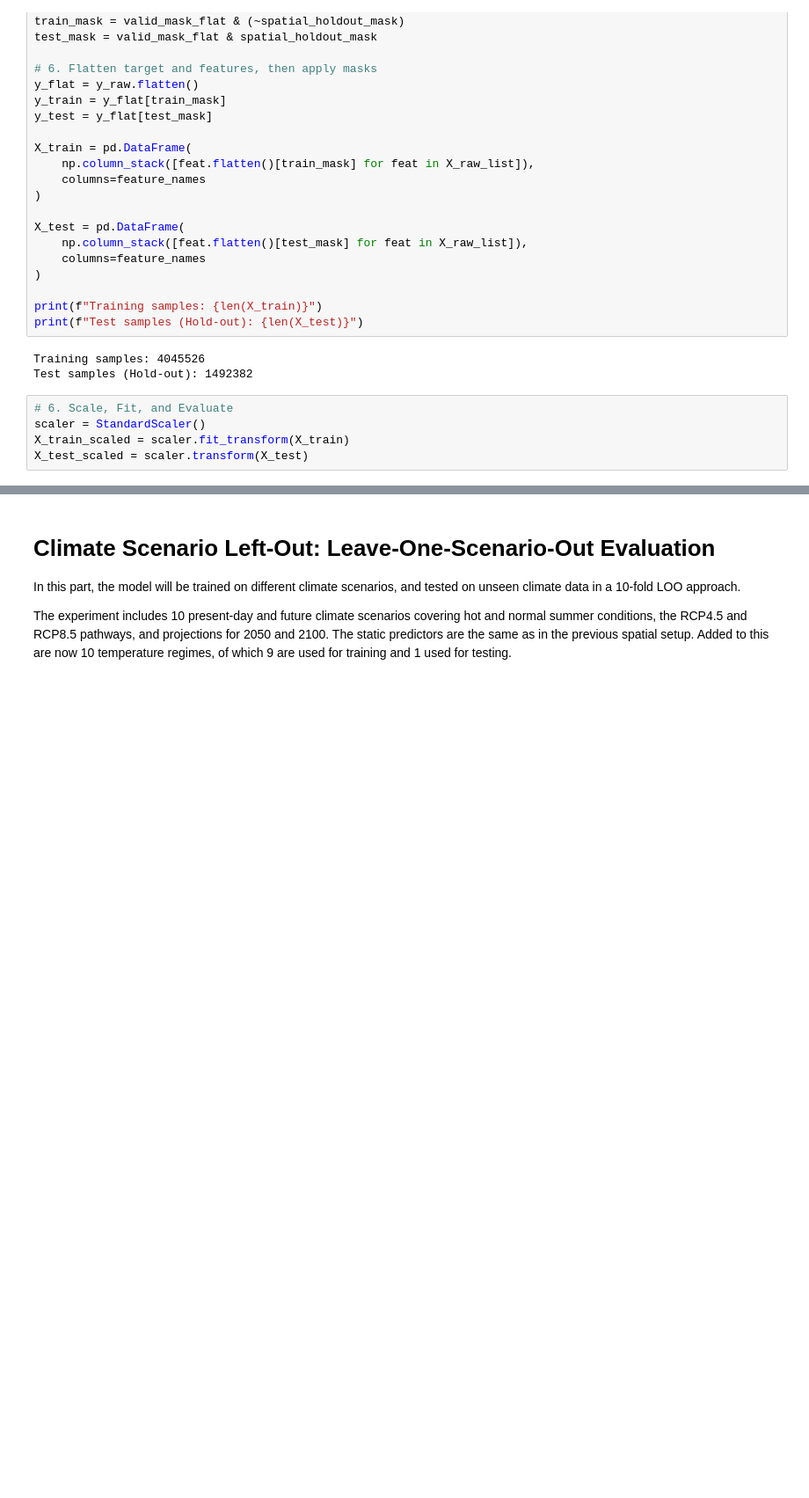
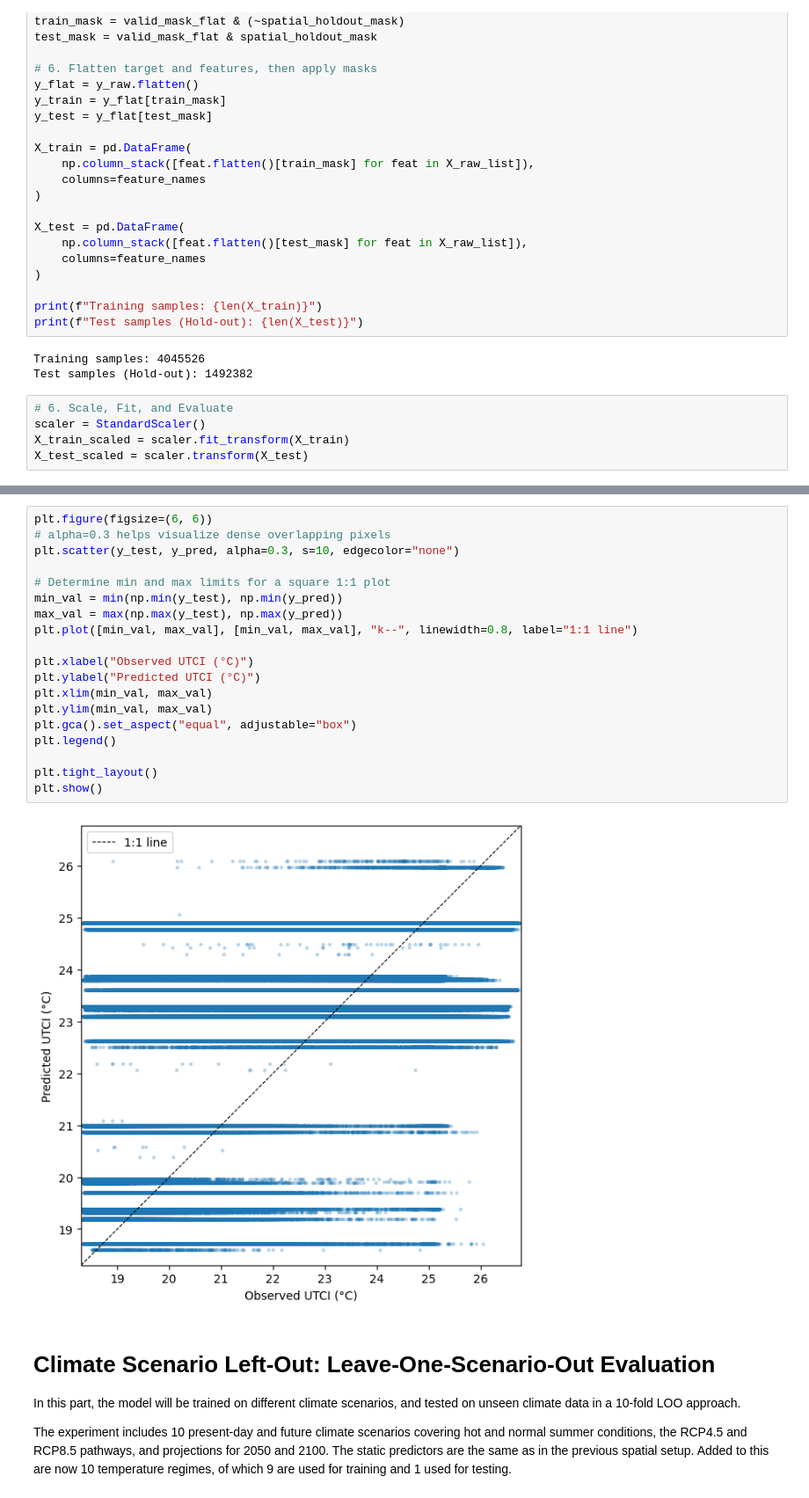
Before and after one commit to Chardes01/BERN02, a Jupyter notebook: final_project/ElasticNet.ipynb, the cells around one changed output, grey strips where cells are left out. Shown at 88% size. Saved outputs shown, nothing was run; the diff lists cells and outputs as text; blank space fills up the shorter version.

```diff
--- a/final_project/ElasticNet.ipynb
+++ b/final_project/ElasticNet.ipynb
@@ -282,3 +313,24 @@ plt.show()
+# %%
+plt.figure(figsize=(6, 6))
+# alpha=0.3 helps visualize dense overlapping pixels
+plt.scatter(y_test, y_pred, alpha=0.3, s=10, edgecolor="none")
+
+# Determine min and max limits for a square 1:1 plot
+min_val = min(np.min(y_test), np.min(y_pred))
+max_val = max(np.max(y_test), np.max(y_pred))
+plt.plot([min_val, max_val], [min_val, max_val], "k--", linewidth=0.8, label="1:1 line")
+
+plt.xlabel("Observed UTCI (°C)")
+plt.ylabel("Predicted UTCI (°C)")
+plt.xlim(min_val, max_val)
+plt.ylim(min_val, max_val)
+plt.gca().set_aspect("equal", adjustable="box")
+plt.legend()
+
+plt.tight_layout()
+plt.show()
+# %% [output]
+[figure, added]
 # %% [markdown]
 # Climate Scenario Left-Out: Leave-One-Scenario-Out Evaluation
 
```
Also changed, not shown: parts of 14 cells of this notebook, 15 other files.
